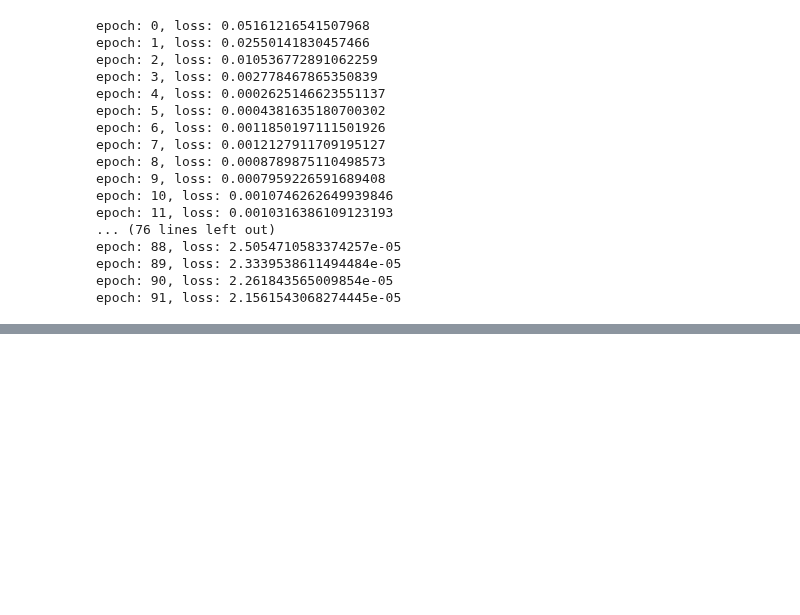
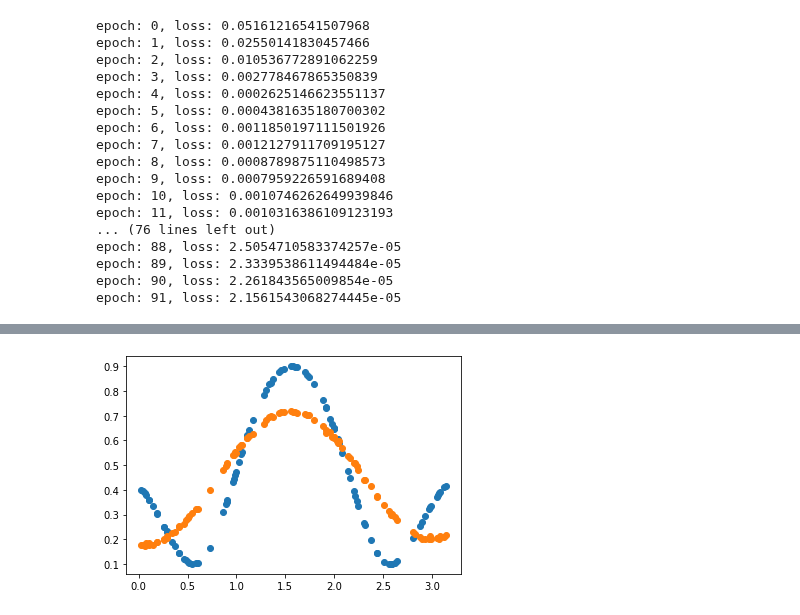
Before and after one commit to KristianWold/Master-Thesis, a Jupyter notebook: notebooks/experiments/Regularized Feature Map.ipynb, the cells around one changed output, grey strips where cells are left out. Cells and saved outputs as stored; diff of their text form; code cells hidden in the pictures; blank space fills up the shorter version.

```diff
--- a/notebooks/experiments/Regularized Feature Map.ipynb
+++ b/notebooks/experiments/Regularized Feature Map.ipynb
@@ -437,0 +463,12 @@ epoch: 91, loss: 2.1561543068274445e-05
+# %%
+optimizer = Adam(lr=0.1)
+model = RegularizedModel(n_features=n_features,
+                             n_targets=1,
+                             reps=2,
+                             alpha=0.00,
+                             backend=backend,
+                             shots=10000,
+                             optimizer=optimizer)
+
+model.encoder.reg = False
+model.train(x_train, y_train, epochs=epochs, verbose=True)
@@ -437,0 +493,8 @@ epoch: 91, loss: 2.1561543068274445e-05
+# %%
+y_pred3 = model.predict(x_train)
+# %%
+plt.plot(x_train[:,2], y_train, "o")
+plt.plot(x_train[:,2], y_pred3, "o")
+plt.show()
+# %% [output]
+[figure, added]
```
Also changed, not shown: parts of 4 cells of this notebook, 9 other files.
